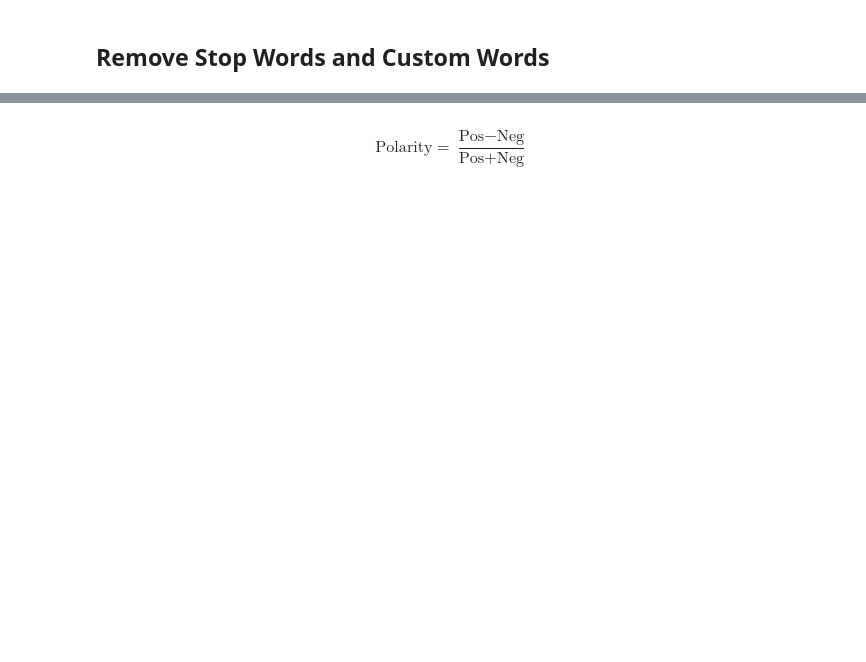
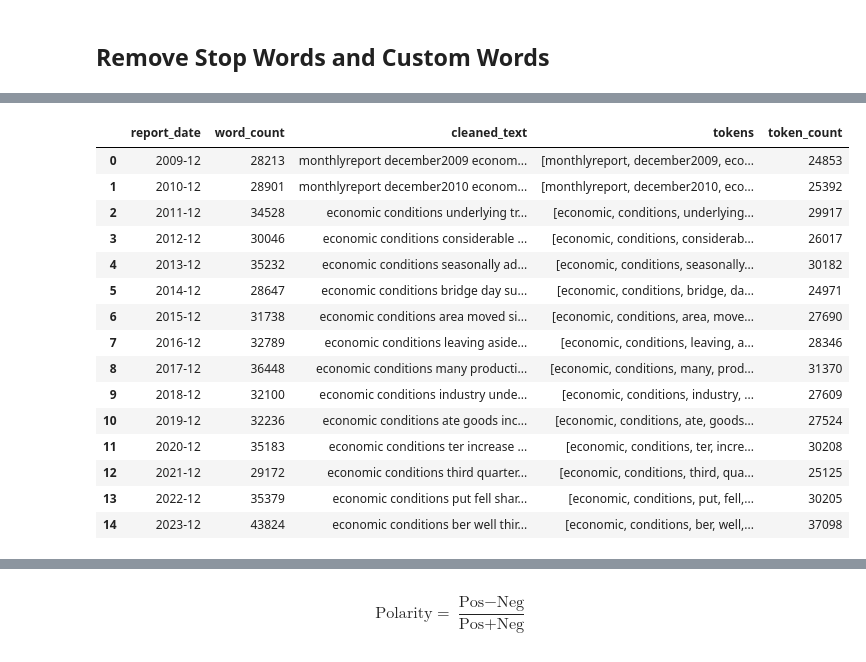
Before and after one commit to NhiPK/MLforEcon, a Jupyter notebook: TextProcessing.ipynb, the cells around one changed output, grey strips where cells are left out. Drawn from its saved outputs; the diff is of its cells as text; code cells hidden in the pictures; blank space fills up the shorter version.

```diff
--- a/TextProcessing.ipynb
+++ b/TextProcessing.ipynb
@@ -216,3 +311,39 @@ print(stop_words)
 [nltk_data] Downloading package punkt_tab to
 [nltk_data]     C:\Users\nhipk\AppData\Roaming\nltk_data...
 [nltk_data]   Package punkt_tab is already up-to-date!
+# %%
+# A list of custom words to be removed
+custom_stop_words = {"report", "monthly",  "deutsche", "german", "germany", "country", "countries", "european", "euro", "zone", "europe", "ecb",
+                     "bundesbank", "central", "bank", "bundesbankbericht", "bundesbankmonatsbericht", "bundesbankmonatsberichte", "bundesbankmonatsberichten", "bundesbankmonatsberichts", "bundesbankmonatsberichten", "bundesbankmonatsberichts", "bundesbankmonatsberichten", "bundesbankmonatsberichts", "bundesbankmonatsberichten", "bundesbankmonatsberichts", "bundesbankmonatsberichten", "monatsbericht", "bericht",
+                     "crypto", "financial", "coin","total","asset","market","monetary", "policy",
+                     "january","february","march","april","may","june","july","august","september","october","november","december","year",
+                     "data", "page", "figure", "chart", "appendix", "source", "statist","commentaries"
+                    }
+all_stop_words = custom_stop_words.union(stop_words)
+
+# Remove stop words
+df_sentiment['tokens'] = df_sentiment['tokens'].apply(lambda x: [word for word in x if word not in all_stop_words])
+
+# Reconstruct the cleaned text from the filtered tokens
+df_sentiment['cleaned_text'] = df_sentiment['tokens'].apply(lambda x: " ".join(x))
+
+df_sentiment["token_count"] = df_sentiment["tokens"].str.len()
+
+display(df_sentiment)
+# %% [output]
+|  | report_date | word_count | cleaned_text | tokens | token_count |
+| 0 | 2009-12 | 28213 | monthlyreport december2009 econom... | [monthlyreport, december2009, eco... | 24853 |
+| 1 | 2010-12 | 28901 | monthlyreport december2010 econom... | [monthlyreport, december2010, eco... | 25392 |
+| 2 | 2011-12 | 34528 | economic conditions underlying tr... | [economic, conditions, underlying... | 29917 |
+| 3 | 2012-12 | 30046 | economic conditions considerable ... | [economic, conditions, considerab... | 26017 |
+| 4 | 2013-12 | 35232 | economic conditions seasonally ad... | [economic, conditions, seasonally... | 30182 |
+| 5 | 2014-12 | 28647 | economic conditions bridge day su... | [economic, conditions, bridge, da... | 24971 |
+| 6 | 2015-12 | 31738 | economic conditions area moved si... | [economic, conditions, area, move... | 27690 |
+| 7 | 2016-12 | 32789 | economic conditions leaving aside... | [economic, conditions, leaving, a... | 28346 |
+| 8 | 2017-12 | 36448 | economic conditions many producti... | [economic, conditions, many, prod... | 31370 |
+| 9 | 2018-12 | 32100 | economic conditions industry unde... | [economic, conditions, industry, ... | 27609 |
+| 10 | 2019-12 | 32236 | economic conditions ate goods inc... | [economic, conditions, ate, goods... | 27524 |
+| 11 | 2020-12 | 35183 | economic conditions ter increase ... | [economic, conditions, ter, incre... | 30208 |
+| 12 | 2021-12 | 29172 | economic conditions third quarter... | [economic, conditions, third, qua... | 25125 |
+| 13 | 2022-12 | 35379 | economic conditions put fell shar... | [economic, conditions, put, fell,... | 30205 |
+| 14 | 2023-12 | 43824 | economic conditions ber well thir... | [economic, conditions, ber, well,... | 37098 |
```
Also changed, not shown: parts of 38 cells of this notebook.
